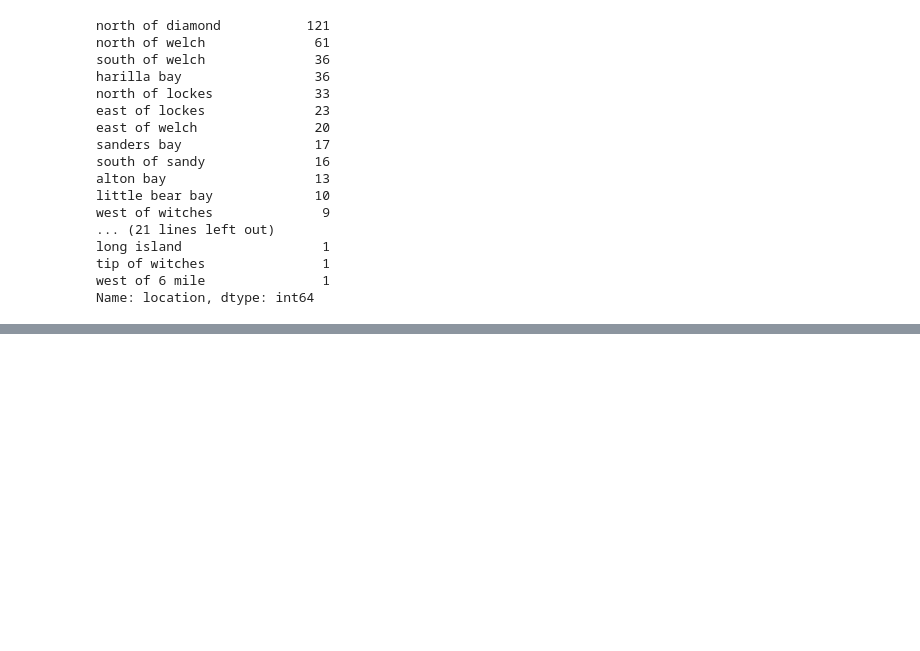
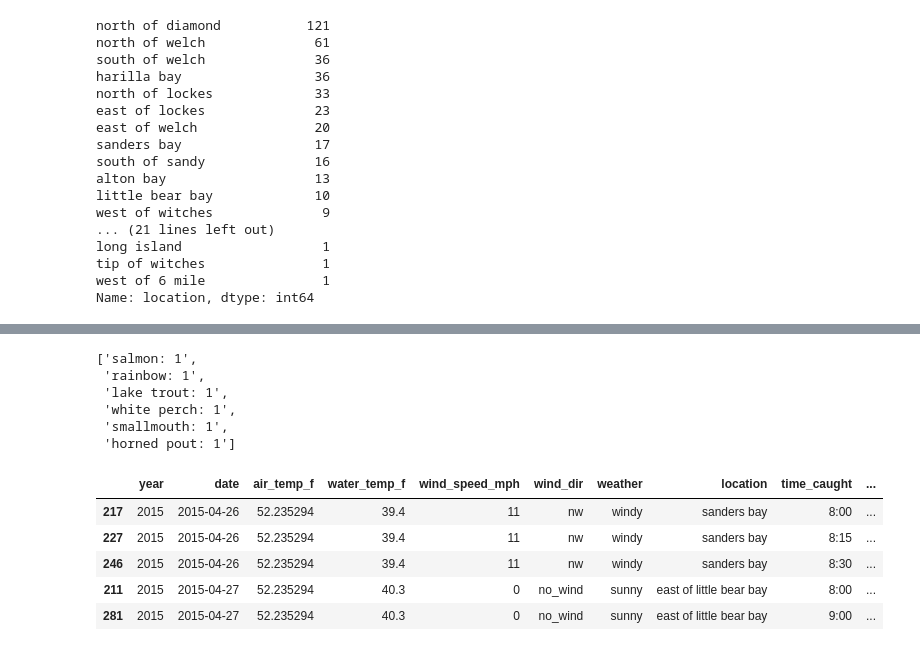
Before and after one commit to dancosta154/Winnipesaukee_Clustering, a Jupyter notebook: data_cleaning.ipynb, the cells around one changed output, grey strips where cells are left out. Cells and saved outputs as stored; diff of their text form; code cells hidden in the pictures; blank space fills up the shorter version.

```diff
--- a/data_cleaning.ipynb
+++ b/data_cleaning.ipynb
@@ -422,0 +412,9 @@ df
+# %%
+[f"{i}: 1" for i in df['fish_type'].value_counts().index if i != 'no_fish_caught']
+# %% [output]
+['salmon: 1',
+ 'rainbow: 1',
+ 'lake trout: 1',
+ 'white perch: 1',
+ 'smallmouth: 1',
+ 'horned pout: 1']
@@ -422,0 +423,9 @@ df
+# %%
+df.sort_values('date').head()
+# %% [output]
+|  | year | date | air_temp_f | water_temp_f | wind_speed_mph | wind_dir | weather | location | time_caught | ... |
+| 217 | 2015 | 2015-04-26 | 52.235294 | 39.4 | 11 | nw | windy | sanders bay | 8:00 | ... |
+| 227 | 2015 | 2015-04-26 | 52.235294 | 39.4 | 11 | nw | windy | sanders bay | 8:15 | ... |
+| 246 | 2015 | 2015-04-26 | 52.235294 | 39.4 | 11 | nw | windy | sanders bay | 8:30 | ... |
+| 211 | 2015 | 2015-04-27 | 52.235294 | 40.3 | 0 | no_wind | sunny | east of little bear bay | 8:00 | ... |
+| 281 | 2015 | 2015-04-27 | 52.235294 | 40.3 | 0 | no_wind | sunny | east of little bear bay | 9:00 | ... |
```
Also changed, not shown: parts of 7 cells of this notebook, 3 other files.
